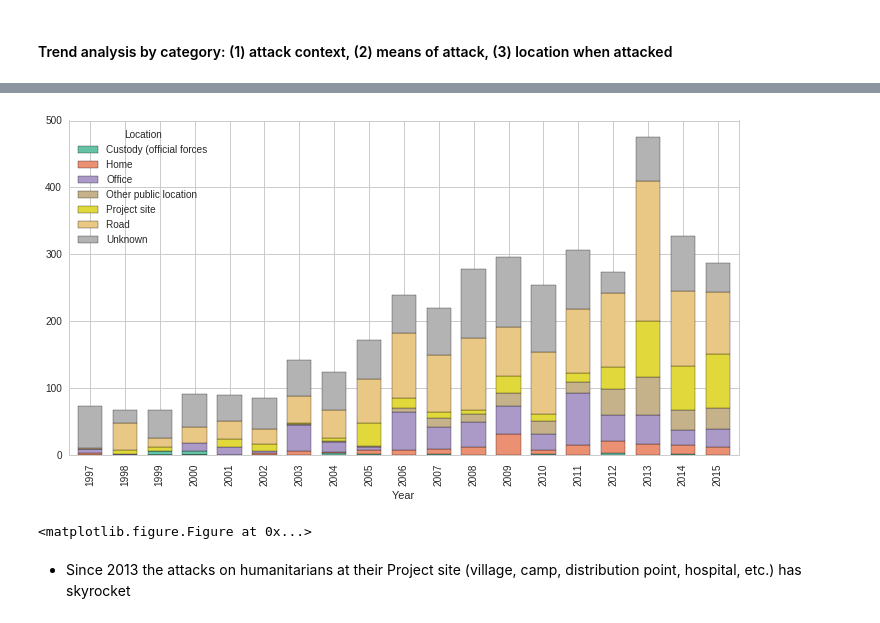
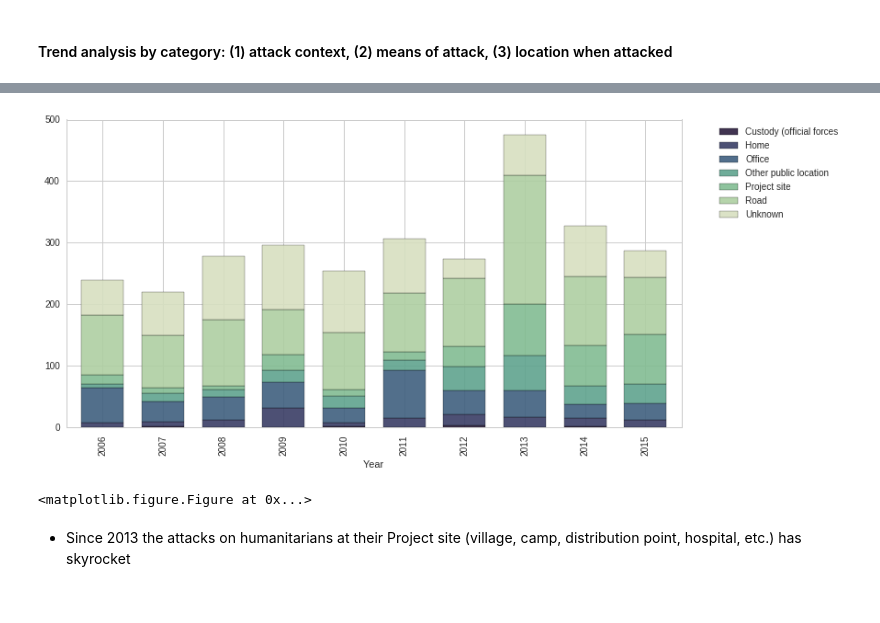
Before and after one commit to philippschw/Humanitarian_Security, a Jupyter notebook: Humanitarian Security Incidents_aidworkersecurity.org.ipynb, the cells around one changed output, grey strips where cells are left out. Cells and saved outputs as stored; diff of their text form; code cells hidden in the pictures.

```diff
--- a/Humanitarian Security Incidents_aidworkersecurity.org.ipynb
+++ b/Humanitarian Security Incidents_aidworkersecurity.org.ipynb
@@ -229,13 +208,19 @@ Index([u'Incident ID', u'Year', u'Month', u'Day', u'Country', u'Region',
 # %% [markdown]
 It provides > 2000 records with spatial and temporal information:
 # %%
-def savefigure(path):
+def savefigure(path, outside_legend=False):
     fig1 = plt.gcf()
     plt.show()
     plt.draw()
-    fig1.savefig('results/'+path, dpi=600)
+    if outside_legend == True:
+        fig1.savefig('results/'+path, dpi=600,     bbox_extra_artists=(lgd,), bbox_inches='tight')
+    else:
+        fig1.savefig('results/'+path, dpi=600,)
 # %% [markdown]
 ## 1. Initial basic data exploration
+# %%
+cs=sns.color_palette("cubehelix", 8)
+cs =sns.cubehelix_palette(8, start=.5, rot=-.75)
 # %%
 print df_incidents[df_incidents.Year == 2015]['Total killed'].sum()
 print df_incidents[df_incidents.Year == 2015]['Total wounded'].sum()
@@ -343,0 +308,2 @@ pp(dict(dic_location.items()))
+# %%
+mpl.rcParams['figure.figsize'] = (14.0, 5)
@@ -376,0 +378,2 @@ sns.clustermap(t,standard_scale=0);
+# %%
+cmap = mpl.colors.ListedColormap(cs[::-1])
@@ -436,9 +448,10 @@ cat_per_time.unstack(level=1).plot(kind='bar', stacked=True,width=.7, fontsize=1
 # %%
-cat_per_time=df_incidents.groupby(['Year', 'Location'])['Total affected'].sum()
-cat_per_time.unstack(level=1).plot(kind='bar', stacked=True,width=.7, fontsize=10, colormap='Set2', alpha=1)
-savefigure('Location_Incident_temporal.png');
+cat_per_time=df_incidents[df_incidents.Year>2005].groupby(['Year', 'Location'])['Total affected'].sum()
+ax = cat_per_time.unstack(level=1).plot(kind='bar', stacked=True,width=.7, fontsize=10, colormap=cmap, alpha=.9)
+lgd = ax.legend( bbox_to_anchor=(1.05, 1), loc=2, borderaxespad=0.4);
+savefigure('Location_Incident_temporal.png', outside_legend=True );
 # %% [output]
-[figure, old version]
+[figure, new version]
 <matplotlib.figure.Figure at 0x...>
 # %% [markdown]
 * Since 2013 the attacks on humanitarians at their Project site (village, camp, distribution point, hospital, etc.) has skyrocket
```
Also changed, not shown: parts of 36 cells of this notebook, 5 other files.
